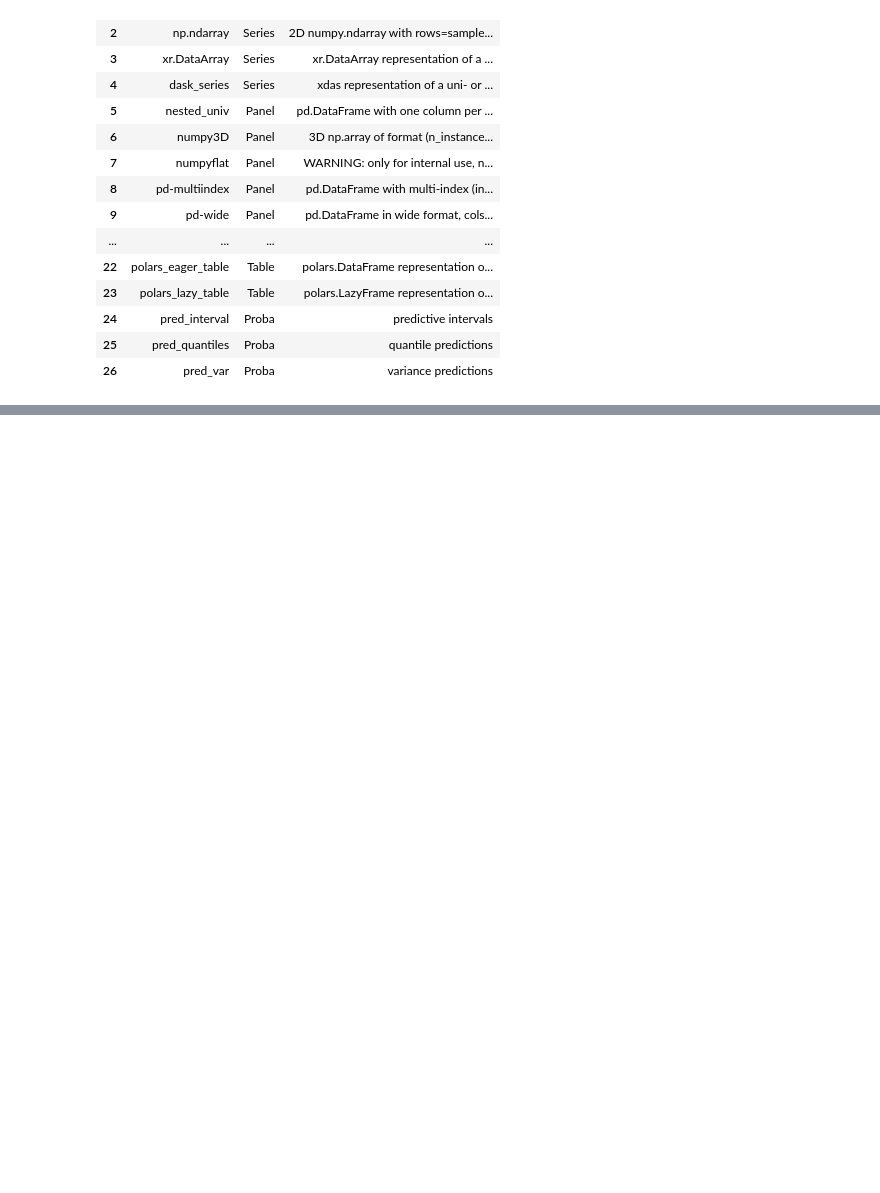
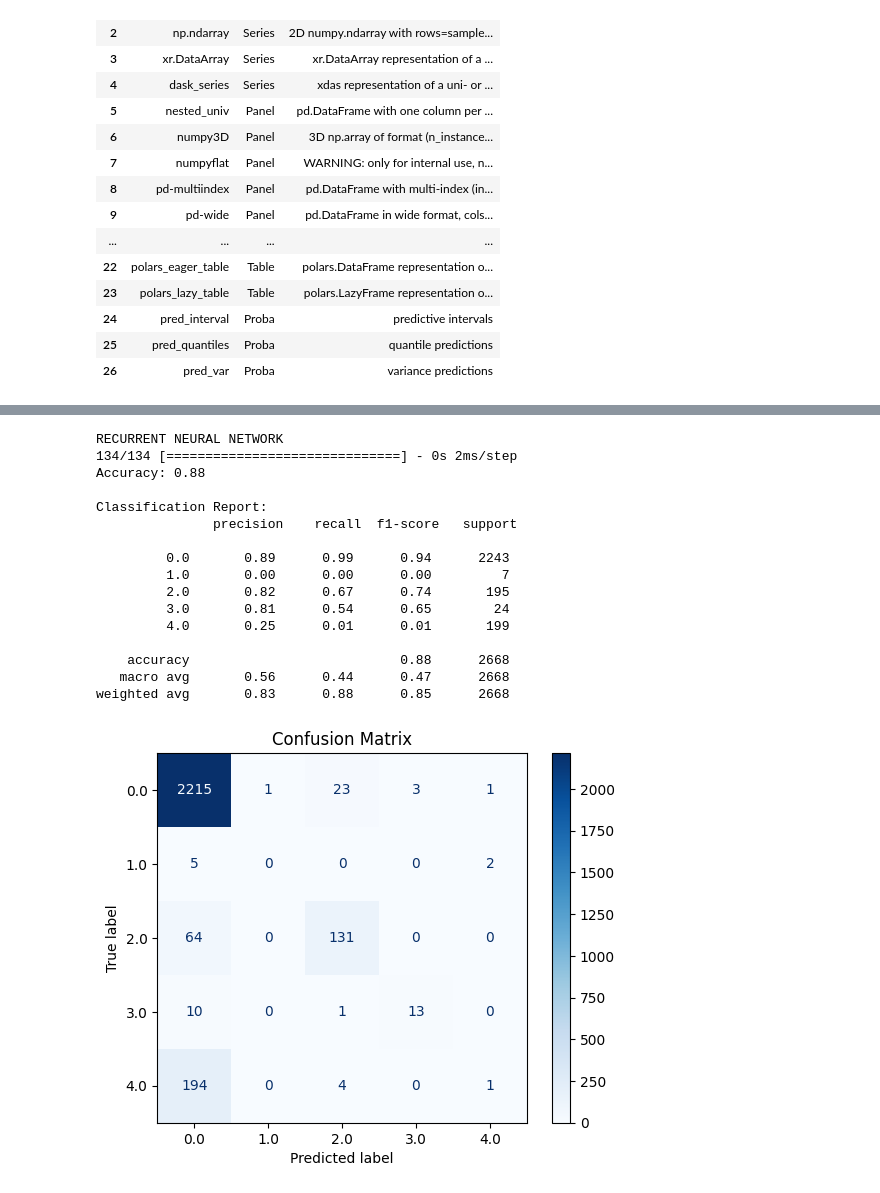
Before and after one commit to CristianMorasso/statistical_project, a Jupyter notebook: Copia_di_statiscal_learning.ipynb, the cells around one changed output, grey strips where cells are left out. Saved outputs shown, nothing was run; the diff lists cells and outputs as text; code cells hidden in the pictures; blank space fills up the shorter version.

```diff
--- a/Copia_di_statiscal_learning.ipynb
+++ b/Copia_di_statiscal_learning.ipynb
@@ -428,0 +445,39 @@ rnn.score(X_test, y_test)
+# %%
+from sktime.classification.deep_learning.rnn import SimpleRNNClassifier
+
+print("RECURRENT NEURAL NETWORK")
+rnn = SimpleRNNClassifier(n_epochs=50, batch_size=20, loss='binary_crossentropy')
+rnn.fit(X_train, y_train)
+# rnn.score(X_test, y_test)
+
+y_pred_rnn = rnn.predict(X_test)
+
+rnn_acc = accuracy_score(y_test, y_pred_rnn)
+print(f"Accuracy: {rnn_acc:.2f}")
+
+report = classification_report(y_test, y_pred_rnn, zero_division = 0.0)
+print("\nClassification Report:\n", report)
+
+cm = confusion_matrix(y_test, y_pred_rnn)
+disp = ConfusionMatrixDisplay(confusion_matrix=cm, display_labels=np.unique(y_test))
+disp.plot(cmap=plt.cm.Blues)
+plt.title('Confusion Matrix')
+plt.show()
+# %% [output]
+RECURRENT NEURAL NETWORK
+134/134 [==============================] - 0s 2ms/step
+Accuracy: 0.88
+
+Classification Report:
+               precision    recall  f1-score   support
+
+         0.0       0.89      0.99      0.94      2243
+         1.0       0.00      0.00      0.00         7
+         2.0       0.82      0.67      0.74       195
+         3.0       0.81      0.54      0.65        24
+         4.0       0.25      0.01      0.01       199
+
+    accuracy                           0.88      2668
+   macro avg       0.56      0.44      0.47      2668
+weighted avg       0.83      0.88      0.85      2668
+[figure, added]
```
Also changed, not shown: parts of 13 cells of this notebook.
